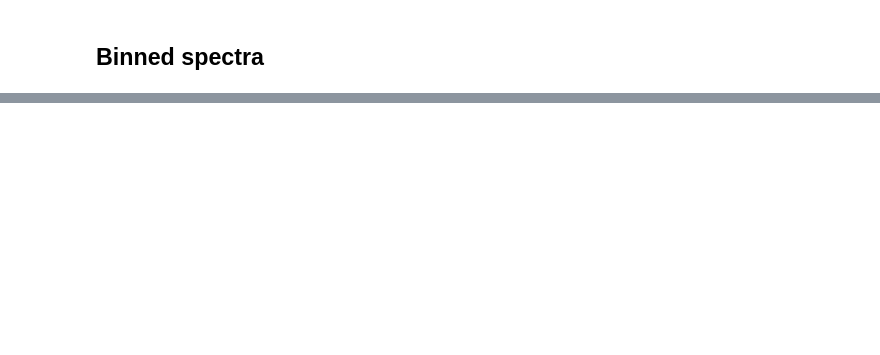
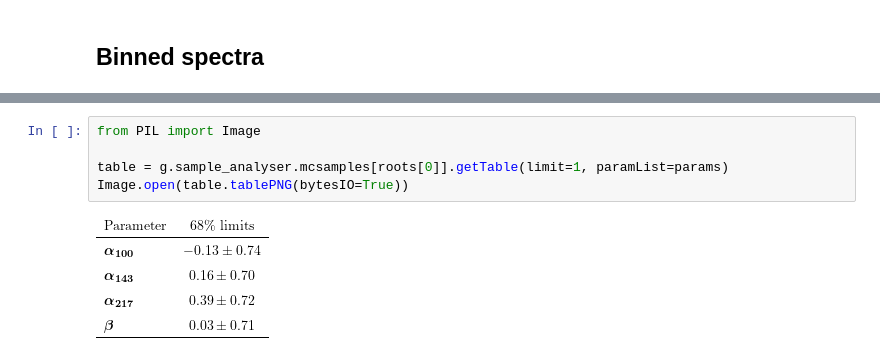
Before and after one commit to xgarrido/cmb_notebooks, a Jupyter notebook: birefringence/eb_likelihood.ipynb, the cells around one changed output, grey strips where cells are left out. Saved outputs shown, nothing was run; the diff lists cells and outputs as text; blank space fills up the shorter version.

```diff
--- a/birefringence/eb_likelihood.ipynb
+++ b/birefringence/eb_likelihood.ipynb
@@ -165,0 +188,7 @@ plot_spectra(use_larger_bins=True, filename="spectra_bin30.png")
+# %%
+from PIL import Image
+
+table = g.sample_analyser.mcsamples[roots[0]].getTable(limit=1, paramList=params)
+Image.open(table.tablePNG(bytesIO=True))
+# %% [output]
+[figure, added]
```
Also changed, not shown: parts of 6 cells of this notebook.
